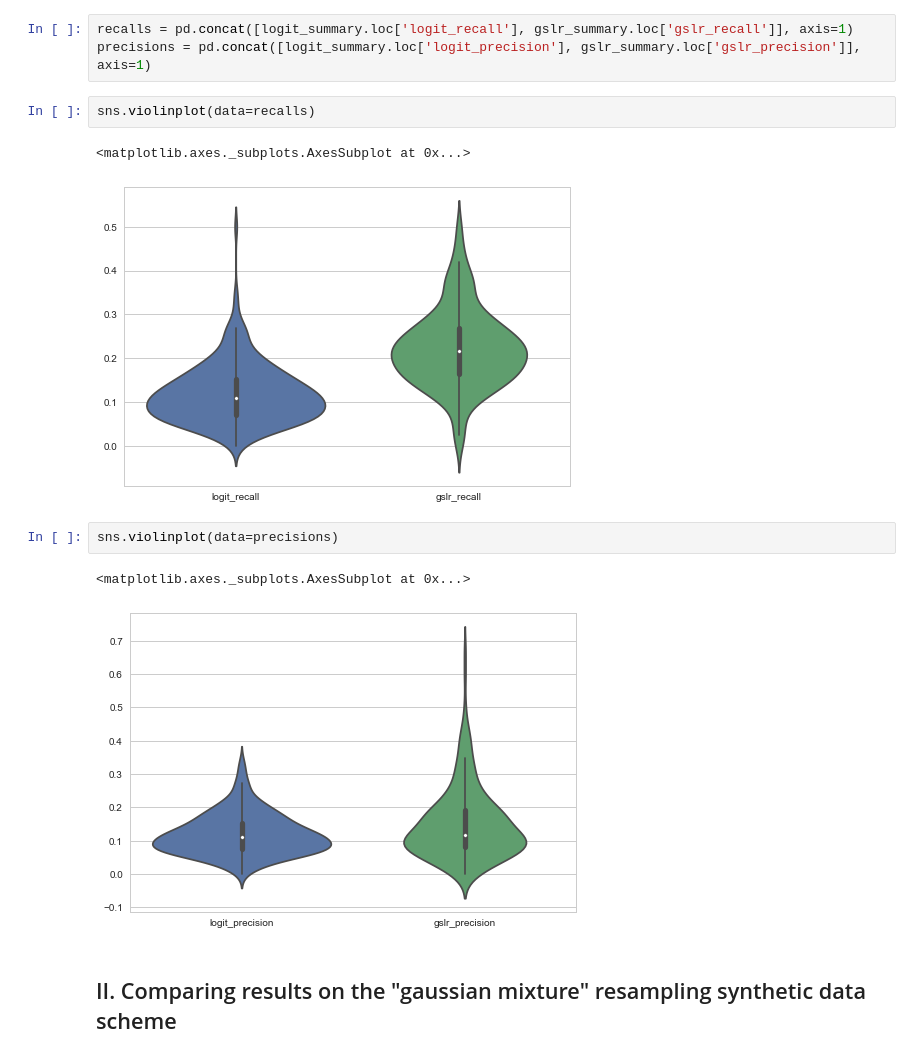
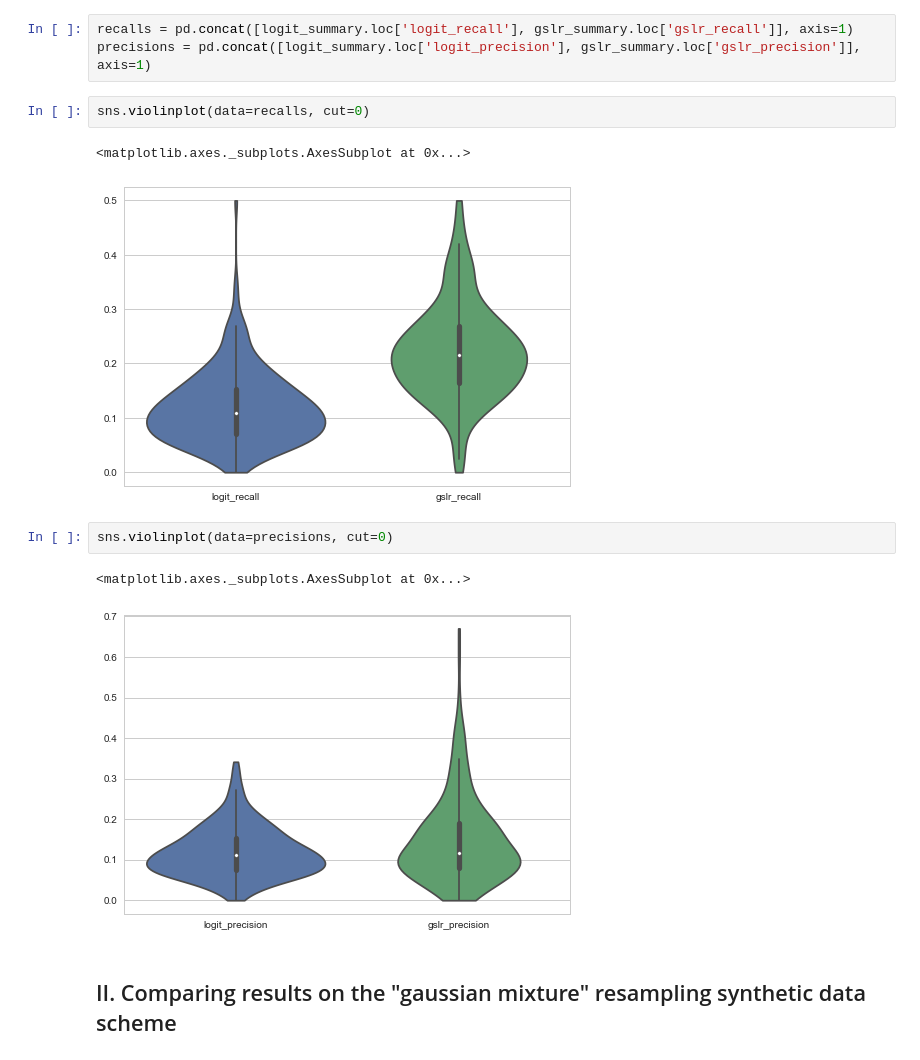
Before and after one commit to fraenkel-lab/GSLR, a Jupyter notebook: analysis/Logit_vs_GSLR.ipynb, the cells around one changed output. Drawn from its saved outputs; the diff is of its cells as text.

Commit message:
change violin plots to include cut=0

```diff
--- a/analysis/Logit_vs_GSLR.ipynb
+++ b/analysis/Logit_vs_GSLR.ipynb
@@ -111,15 +111,15 @@ gslr_summary
 recalls = pd.concat([logit_summary.loc['logit_recall'], gslr_summary.loc['gslr_recall']], axis=1)
 precisions = pd.concat([logit_summary.loc['logit_precision'], gslr_summary.loc['gslr_precision']], axis=1)
 # %%
-sns.violinplot(data=recalls)
+sns.violinplot(data=recalls, cut=0)
 # %% [output]
 <matplotlib.axes._subplots.AxesSubplot at 0x...>
-[figure, old version]
+[figure, new version]
 # %%
-sns.violinplot(data=precisions)
+sns.violinplot(data=precisions, cut=0)
 # %% [output]
 <matplotlib.axes._subplots.AxesSubplot at 0x...>
-[figure, old version]
+[figure, new version]
 # %% [markdown]
 ## II. Comparing results on the "gaussian mixture" resampling synthetic data scheme
 # %% [markdown]
```
Also changed, not shown: parts of 4 cells of this notebook.
